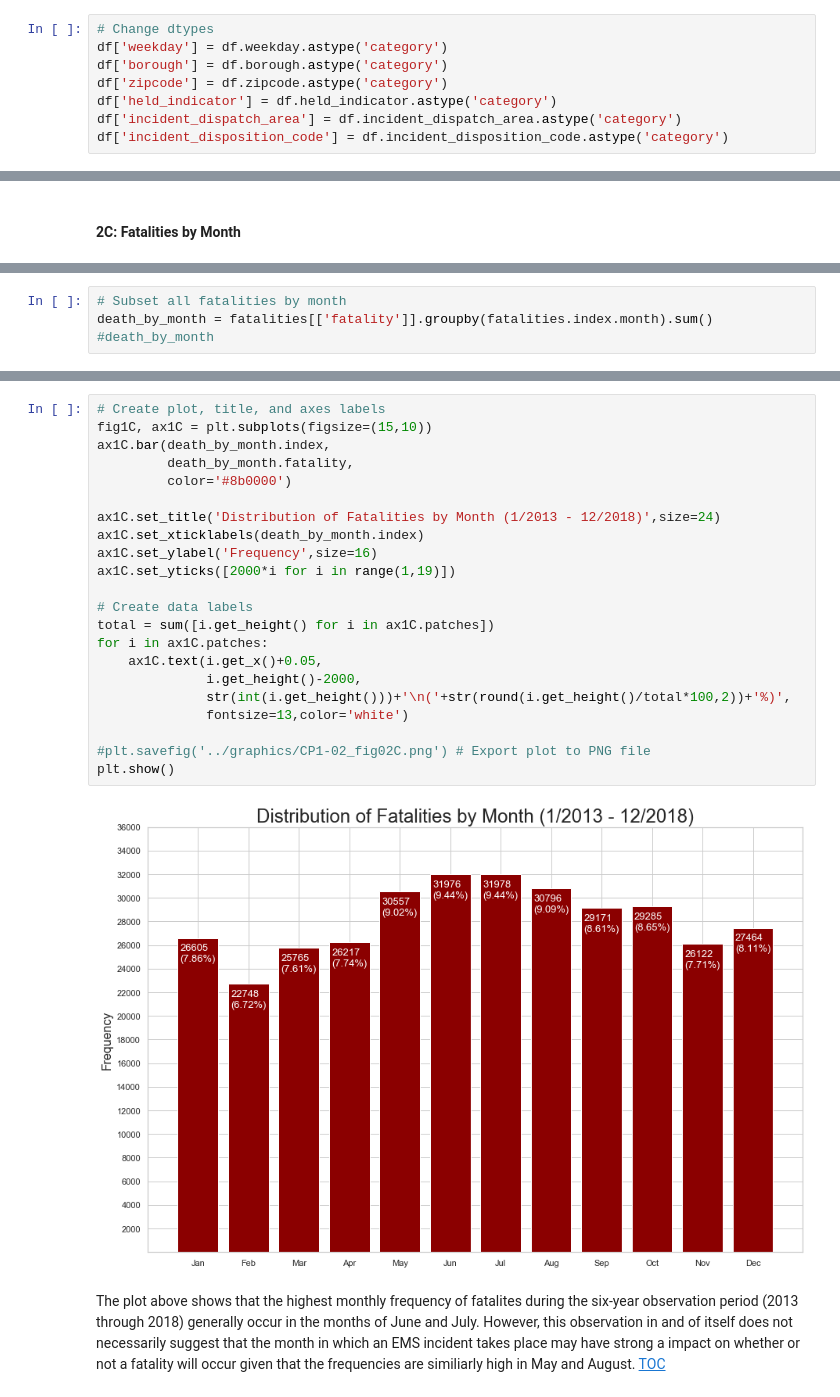
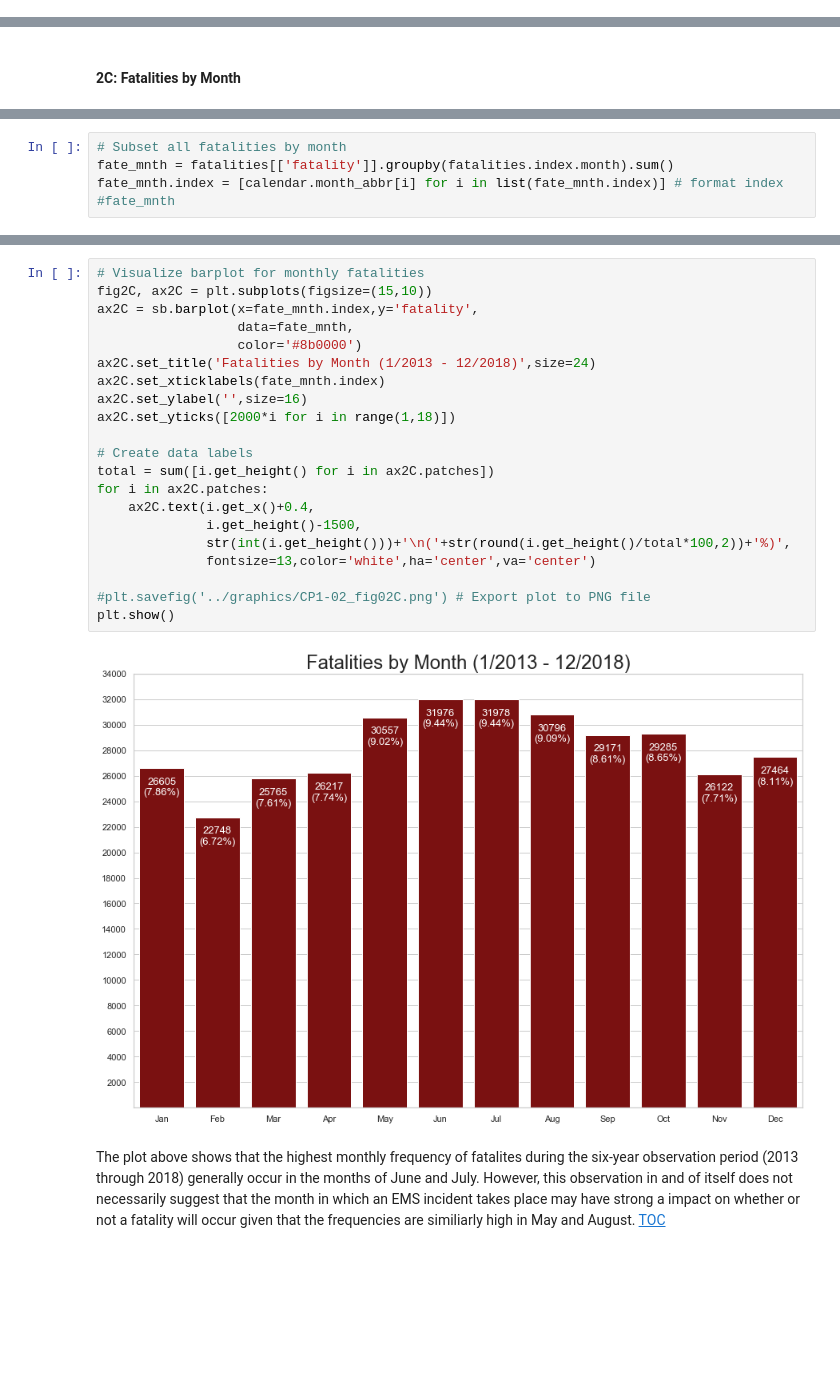
Before and after one commit to JD-Williams/Springboard, a Jupyter notebook: Capstones/Capstone 1/code/CP1-02_EDA.ipynb, the cells around one changed output, grey strips where cells are left out. Saved outputs shown, nothing was run; the diff lists cells and outputs as text; blank space fills up the shorter version.

```diff
--- a/Capstones/Capstone 1/code/CP1-02_EDA.ipynb
+++ b/Capstones/Capstone 1/code/CP1-02_EDA.ipynb
@@ -90,8 +117,0 @@ memory usage: 4.1 GB
-# %%
-# Change dtypes
-df['weekday'] = df.weekday.astype('category')
-df['borough'] = df.borough.astype('category')
-df['zipcode'] = df.zipcode.astype('category')
-df['held_indicator'] = df.held_indicator.astype('category')
-df['incident_dispatch_area'] = df.incident_dispatch_area.astype('category')
-df['incident_disposition_code'] = df.incident_disposition_code.astype('category')
@@ -353,4 +306,5 @@ In which month of the year does the highest frequency of fatalities occur?
 # %%
 # Subset all fatalities by month
-death_by_month = fatalities[['fatality']].groupby(fatalities.index.month).sum()
-#death_by_month
+fate_mnth = fatalities[['fatality']].groupby(fatalities.index.month).sum()
+fate_mnth.index = [calendar.month_abbr[i] for i in list(fate_mnth.index)] # format index
+#fate_mnth
@@ -376,27 +311,26 @@ death_by_month
 # %%
-# Create plot, title, and axes labels
-fig1C, ax1C = plt.subplots(figsize=(15,10))
-ax1C.bar(death_by_month.index,
-         death_by_month.fatality,
-         color='#8b0000')
-
-ax1C.set_title('Distribution of Fatalities by Month (1/2013 - 12/2018)',size=24)
-ax1C.set_xticklabels(death_by_month.index)
-ax1C.set_ylabel('Frequency',size=16)
-ax1C.set_yticks([2000*i for i in range(1,19)])
+# Visualize barplot for monthly fatalities
+fig2C, ax2C = plt.subplots(figsize=(15,10))
+ax2C = sb.barplot(x=fate_mnth.index,y='fatality',
+                  data=fate_mnth,
+                  color='#8b0000')
+ax2C.set_title('Fatalities by Month (1/2013 - 12/2018)',size=24)
+ax2C.set_xticklabels(fate_mnth.index)
+ax2C.set_ylabel('',size=16)
+ax2C.set_yticks([2000*i for i in range(1,18)])
 
 # Create data labels
-total = sum([i.get_height() for i in ax1C.patches])
-for i in ax1C.patches:
-    ax1C.text(i.get_x()+0.05,
-              i.get_height()-2000,
+total = sum([i.get_height() for i in ax2C.patches])
+for i in ax2C.patches:
+    ax2C.text(i.get_x()+0.4,
+              i.get_height()-1500,
               str(int(i.get_height()))+'\n('+str(round(i.get_height()/total*100,2))+'%)',
-              fontsize=13,color='white')
+              fontsize=13,color='white',ha='center',va='center')
 
 #plt.savefig('../graphics/CP1-02_fig02C.png') # Export plot to PNG file
 plt.show()
 # %% [output]
-[figure, old version]
+[figure, new version]
 # %% [markdown]
 The plot above shows that the highest monthly frequency of fatalites during the six-year observation period (2013 through 2018) generally occur in the months of June and July. However, this observation in and of itself does not necessarily suggest that the month in which an EMS incident takes place may have strong a impact on whether or not a fatality will occur given that the frequencies are similiarly high in May and August. [TOC](#TOC)
 # %% [markdown]
```
Also changed, not shown: parts of 140 cells of this notebook.
